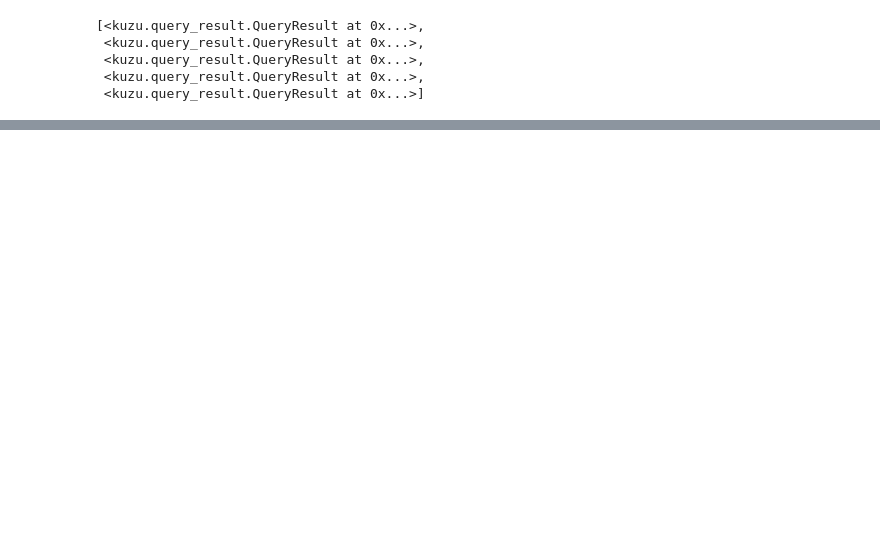
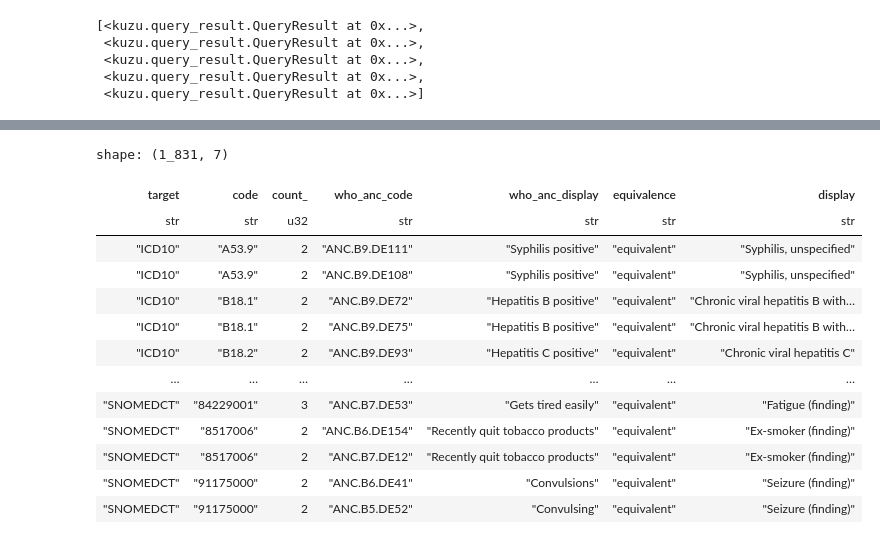
Before and after one commit to PharmAccess/fair-with-fhir, a Jupyter notebook: create-graphdb.ipynb, the cells around one changed output, grey strips where cells are left out. Cells and saved outputs as stored; diff of their text form; code cells hidden in the pictures; blank space fills up the shorter version.

```diff
--- a/create-graphdb.ipynb
+++ b/create-graphdb.ipynb
@@ -206,0 +263,27 @@ conn.execute(
+# %%
+# Same SNOMED or ICD10 concept maps to multiple WNO ANC codes!
+many_to_one = (
+    (
+        who.group_by("target", "code")
+        .agg(pl.count("who_anc_code").alias("count_"))
+        .filter(pl.col("count_") > 1)
+    )
+    .join(who, on=["target", "code"])
+    .sort(["target", "code"])
+)
+many_to_one
+# %% [output]
+shape: (1_831, 7)
+| target | code | count_ | who_anc_code | who_anc_display | equivalence | display |
+| str | str | u32 | str | str | str | str |
+| "ICD10" | "A53.9" | 2 | "ANC.B9.DE111" | "Syphilis positive" | "equivalent" | "Syphilis, unspecified" |
+| "ICD10" | "A53.9" | 2 | "ANC.B9.DE108" | "Syphilis positive" | "equivalent" | "Syphilis, unspecified" |
+| "ICD10" | "B18.1" | 2 | "ANC.B9.DE72" | "Hepatitis B positive" | "equivalent" | "Chronic viral hepatitis B with… |
+| "ICD10" | "B18.1" | 2 | "ANC.B9.DE75" | "Hepatitis B positive" | "equivalent" | "Chronic viral hepatitis B with… |
+| "ICD10" | "B18.2" | 2 | "ANC.B9.DE93" | "Hepatitis C positive" | "equivalent" | "Chronic viral hepatitis C" |
+| … | … | … | … | … | … | … |
+| "SNOMEDCT" | "84229001" | 3 | "ANC.B7.DE53" | "Gets tired easily" | "equivalent" | "Fatigue (finding)" |
+| "SNOMEDCT" | "8517006" | 2 | "ANC.B6.DE154" | "Recently quit tobacco products" | "equivalent" | "Ex-smoker (finding)" |
+| "SNOMEDCT" | "8517006" | 2 | "ANC.B7.DE12" | "Recently quit tobacco products" | "equivalent" | "Ex-smoker (finding)" |
+| "SNOMEDCT" | "91175000" | 2 | "ANC.B6.DE41" | "Convulsions" | "equivalent" | "Seizure (finding)" |
+| "SNOMEDCT" | "91175000" | 2 | "ANC.B5.DE52" | "Convulsing" | "equivalent" | "Seizure (finding)" |
```
Also changed, not shown: parts of 18 cells of this notebook, 2 other files.
